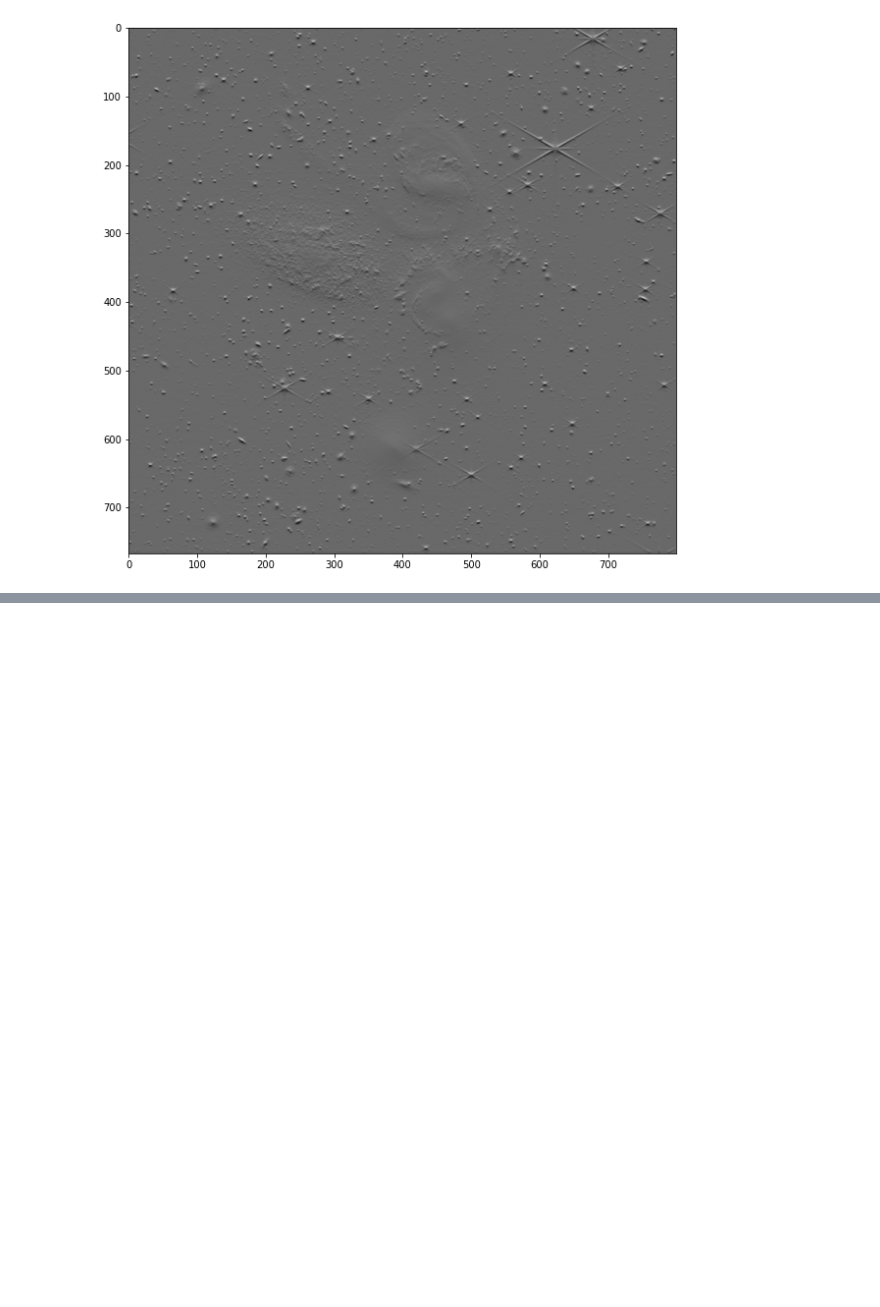
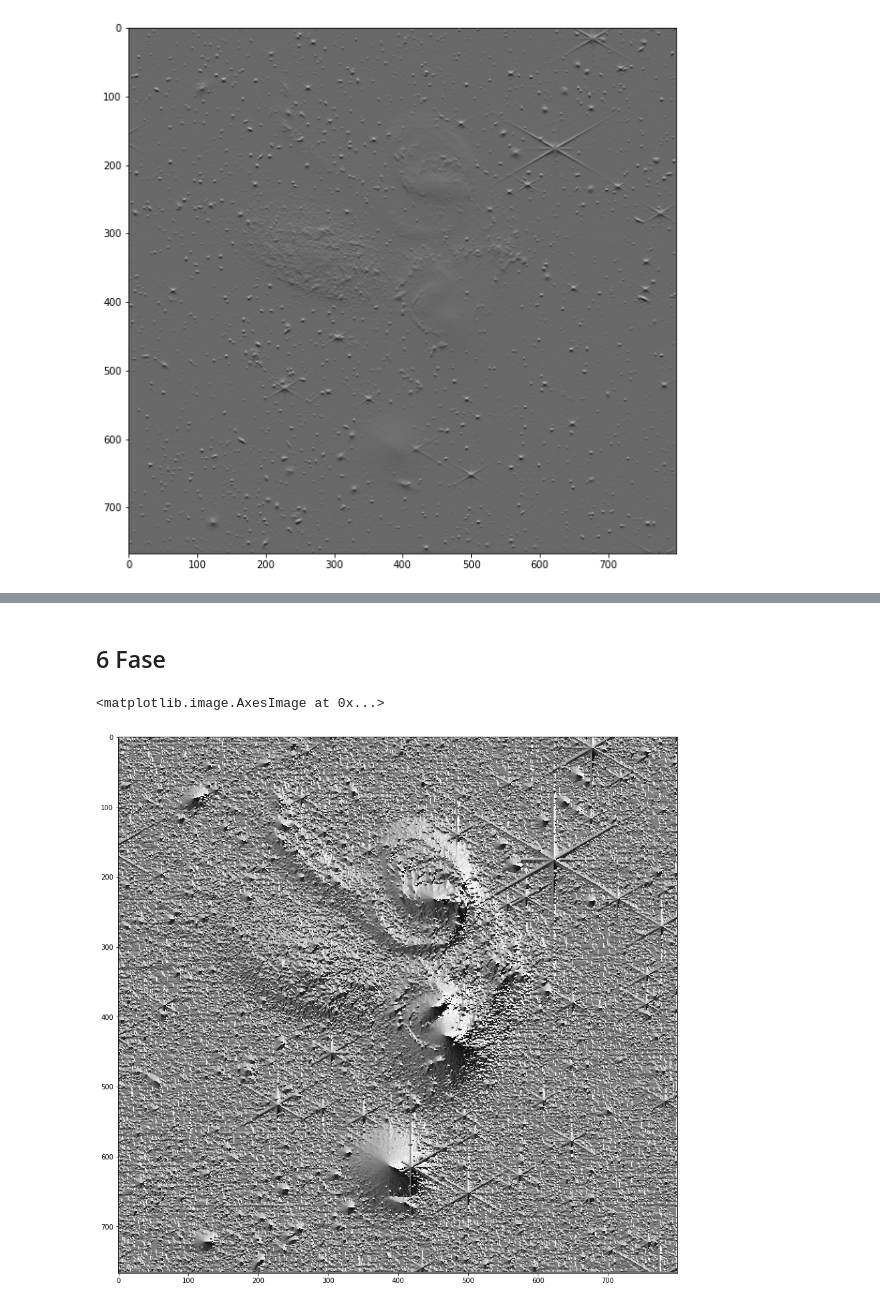
Before and after one commit to dennis-ciancoders/text_minning_and_image_recognition, a Jupyter notebook: clase_220727/clase_220727.ipynb, the cells around one changed output, grey strips where cells are left out. Cells and saved outputs as stored; diff of their text form; code cells hidden in the pictures; blank space fills up the shorter version.

Commit message:
fase

```diff
--- a/clase_220727/clase_220727.ipynb
+++ b/clase_220727/clase_220727.ipynb
@@ -110,0 +114,21 @@ plt.imshow(magnitud_img, cmap='gray')
+# %% [markdown]
+## 6 Fase
+# %%
+def fase(dx, dy):
+    alto = dx.shape[0]
+    ancho = dx.shape[1]
+    salida = np.zeros((alto, ancho, 1))
+
+    for i in range(0, alto):
+        for j in range(0, ancho):
+            salida[i, j] = int((180/math.pi)*(math.atan2(dy[i,j], dx[i,j])))
+
+    return salida
+# %%
+img_fase = fase(img_derivada_x, img_derivada_y)
+
+plt.figure(figsize=(15, 15))
+plt.imshow(img_fase, cmap='gray')
+# %% [output]
+<matplotlib.image.AxesImage at 0x...>
+[figure, added]
```
Also changed, not shown: parts of 3 cells of this notebook.
